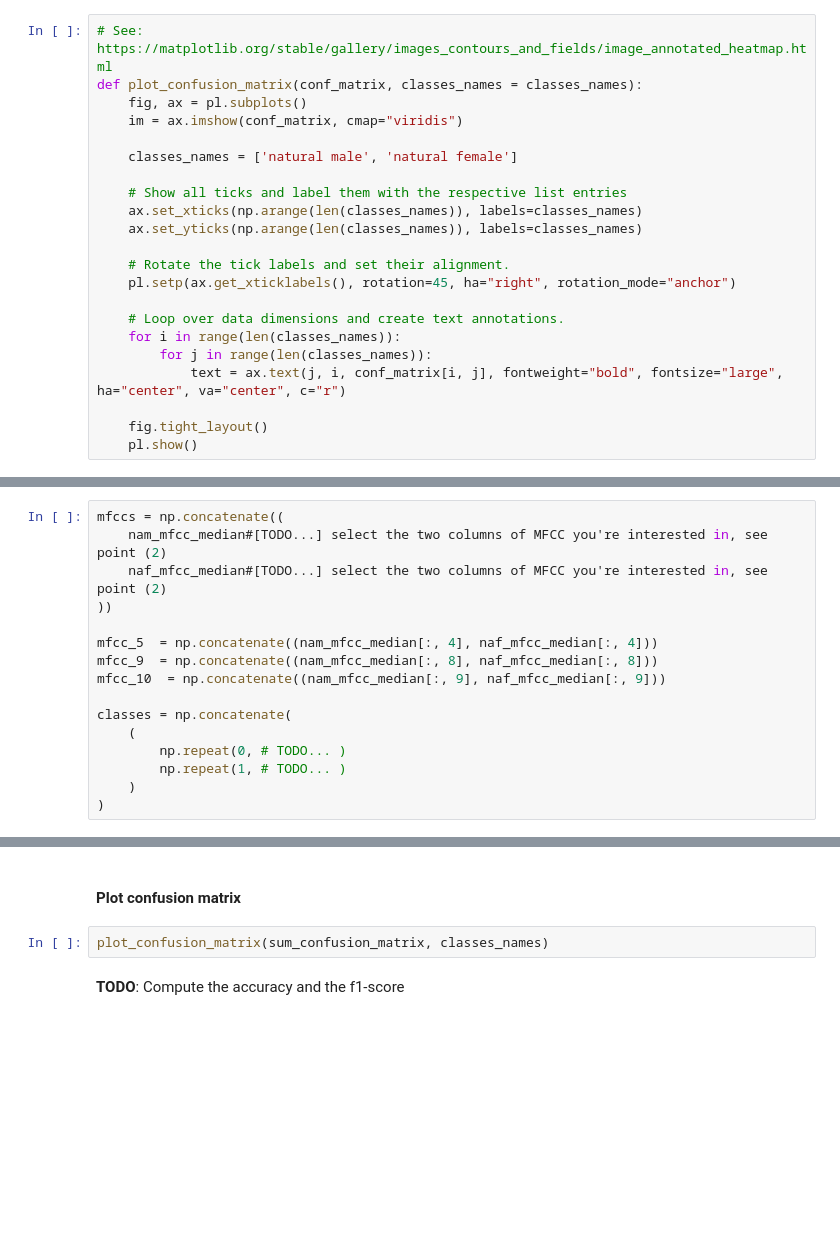
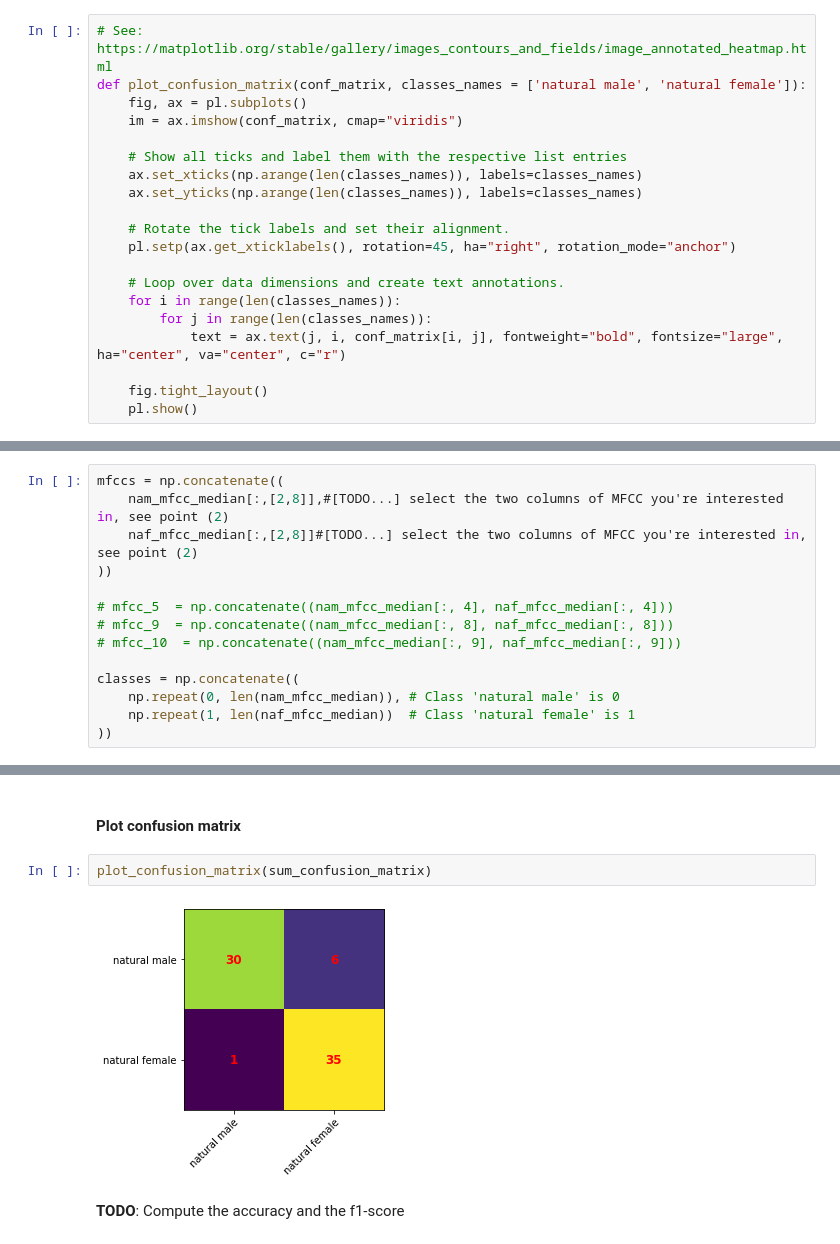
Before and after one commit to heig-vkaelin/arn, a Jupyter notebook: pw1/ARN_PW1.ipynb, the cells around one changed output, grey strips where cells are left out. Saved outputs shown, nothing was run; the diff lists cells and outputs as text; blank space fills up the shorter version.

```diff
--- a/pw1/ARN_PW1.ipynb
+++ b/pw1/ARN_PW1.ipynb
@@ -160,11 +160,9 @@ for i in range(len(classes)):
 ### Create rules to differentiate women from men vowels recordings and compute the accuracy
 # %%
 # See: https://matplotlib.org/stable/gallery/images_contours_and_fields/image_annotated_heatmap.html
-def plot_confusion_matrix(conf_matrix, classes_names = classes_names):
+def plot_confusion_matrix(conf_matrix, classes_names = ['natural male', 'natural female']):
     fig, ax = pl.subplots()
     im = ax.imshow(conf_matrix, cmap="viridis")
-
-    classes_names = ['natural male', 'natural female']
 
     # Show all ticks and label them with the respective list entries
     ax.set_xticks(np.arange(len(classes_names)), labels=classes_names)
@@ -290,20 +288,18 @@ weighted avg       0.60      0.60      0.60        72
 ## Classify recordings With KNN
 # %%
 mfccs = np.concatenate((
-    nam_mfcc_median#[TODO...] select the two columns of MFCC you're interested in, see point (2)
-    naf_mfcc_median#[TODO...] select the two columns of MFCC you're interested in, see point (2)
+    nam_mfcc_median[:,[2,8]],#[TODO...] select the two columns of MFCC you're interested in, see point (2)
+    naf_mfcc_median[:,[2,8]]#[TODO...] select the two columns of MFCC you're interested in, see point (2)
 ))
 
-mfcc_5  = np.concatenate((nam_mfcc_median[:, 4], naf_mfcc_median[:, 4]))
-mfcc_9  = np.concatenate((nam_mfcc_median[:, 8], naf_mfcc_median[:, 8]))
-mfcc_10  = np.concatenate((nam_mfcc_median[:, 9], naf_mfcc_median[:, 9]))
+# mfcc_5  = np.concatenate((nam_mfcc_median[:, 4], naf_mfcc_median[:, 4]))
+# mfcc_9  = np.concatenate((nam_mfcc_median[:, 8], naf_mfcc_median[:, 8]))
+# mfcc_10  = np.concatenate((nam_mfcc_median[:, 9], naf_mfcc_median[:, 9]))
 
-classes = np.concatenate(
-    (
-        np.repeat(0, # TODO... )
-        np.repeat(1, # TODO... )
-    )
-)
+classes = np.concatenate((
+    np.repeat(0, len(nam_mfcc_median)), # Class 'natural male' is 0
+    np.repeat(1, len(naf_mfcc_median))  # Class 'natural female' is 1
+))
 # %% [markdown]
 #### (2) This numpy slicing example can be useful to understand how to do it.
 # %%
@@ -370,6 +372,8 @@ for train_index, val_index in KFold(n_splits=5).split(mfccs):
 # %% [markdown]
 #### Plot confusion matrix
 # %%
-plot_confusion_matrix(sum_confusion_matrix, classes_names)
+plot_confusion_matrix(sum_confusion_matrix)
+# %% [output]
+[figure, added]
 # %% [markdown]
 **TODO**: Compute the accuracy and the f1-score
```
Also changed, not shown: parts of 4 cells of this notebook.
